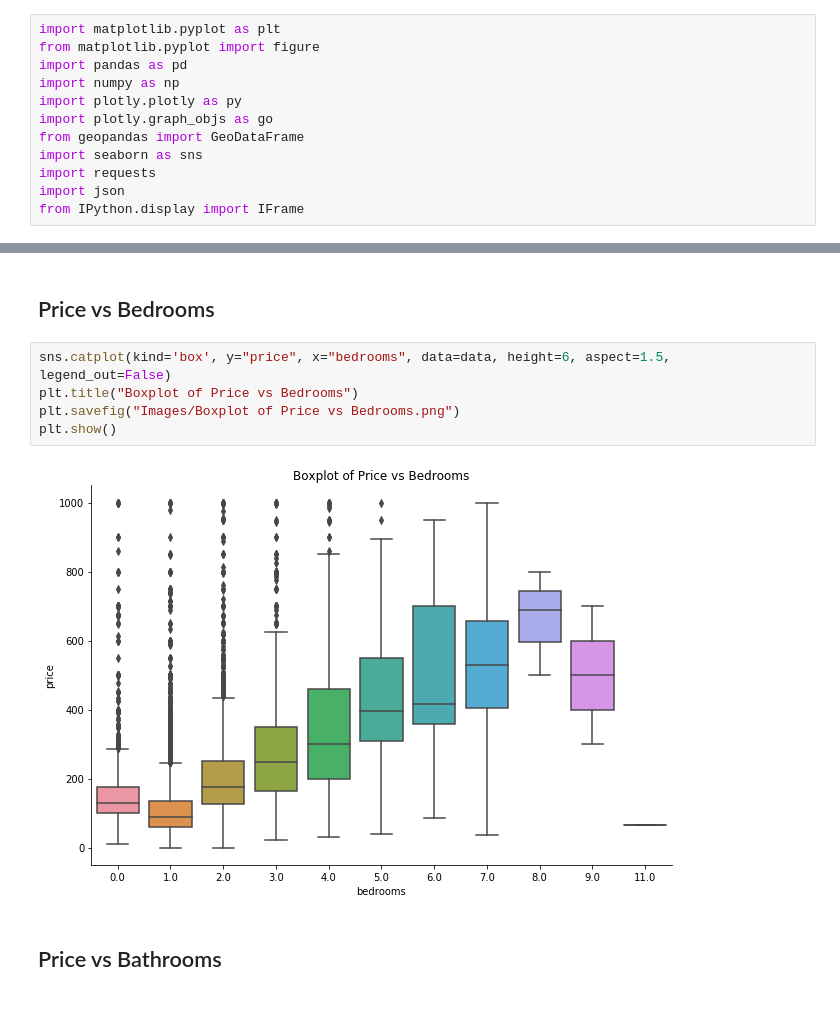
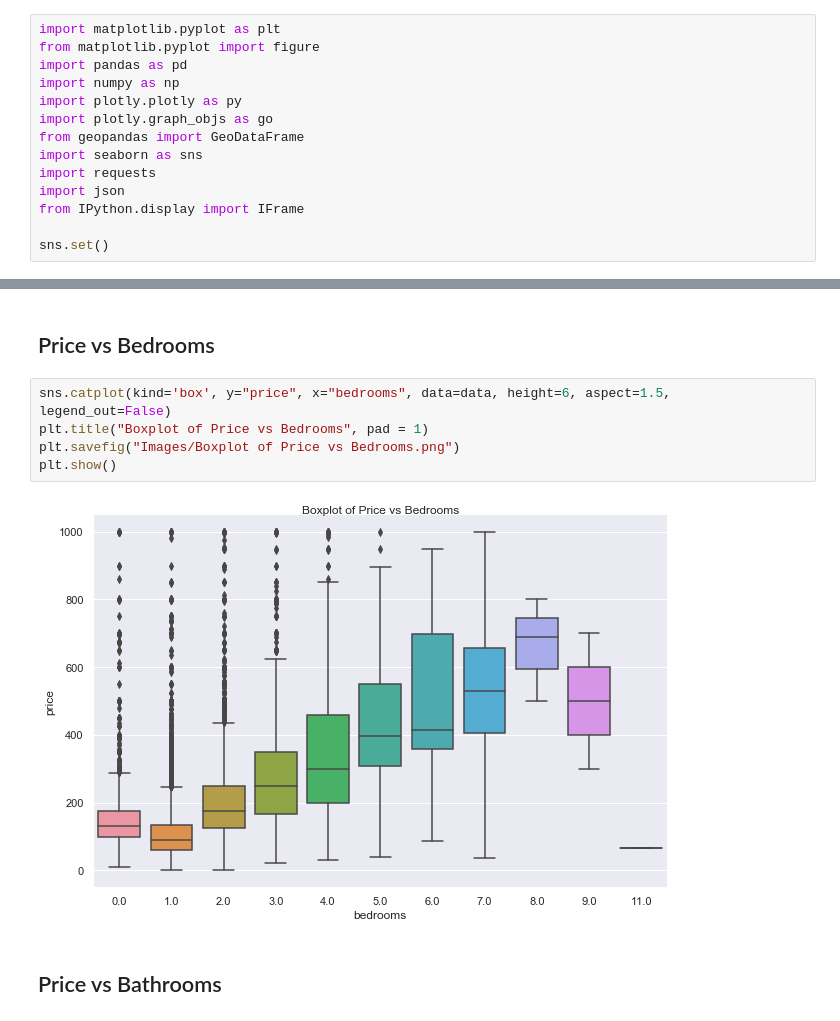
Before and after one commit to GeunT/Group-12-Project-1, a Jupyter notebook: Airbnb_starter_data.ipynb, the cells around one changed output, grey strips where cells are left out. Saved outputs shown, nothing was run; the diff lists cells and outputs as text.

```diff
--- a/Airbnb_starter_data.ipynb
+++ b/Airbnb_starter_data.ipynb
@@ -18,6 +18,8 @@ import seaborn as sns
 import requests
 import json
 from IPython.display import IFrame
+
+sns.set()
 # %%
 listing_data = "Airbnb_Data/Detailed/listings.csv"
 listings_df = pd.read_csv(listing_data)
@@ -568,11 +580,11 @@ plt.show()
 ## Price vs Bedrooms
 # %%
 sns.catplot(kind='box', y="price", x="bedrooms", data=data, height=6, aspect=1.5, legend_out=False)
-plt.title("Boxplot of Price vs Bedrooms")
+plt.title("Boxplot of Price vs Bedrooms", pad = 1)
 plt.savefig("Images/Boxplot of Price vs Bedrooms.png")
 plt.show()
 # %% [output]
-[figure, old version]
+[figure, new version]
 # %% [markdown]
 ## Price vs Bathrooms
 # %%
```
Also changed, not shown: parts of 21 cells of this notebook, 22 other files.
